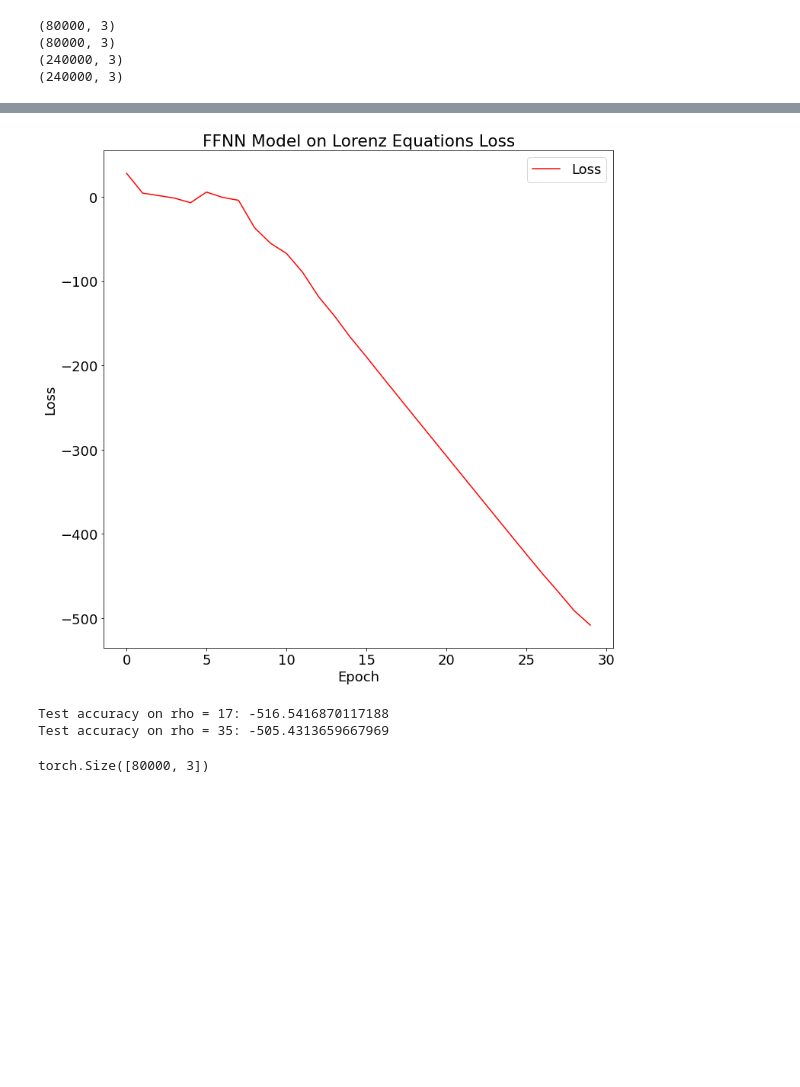
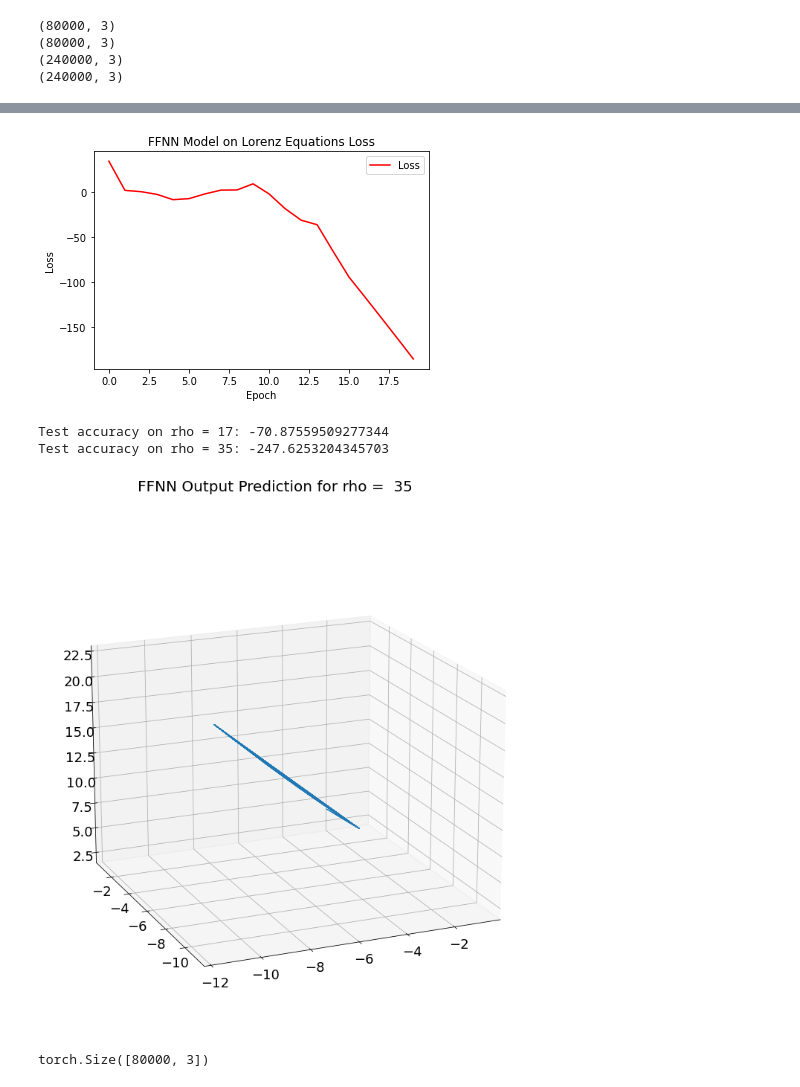
Before and after one commit to ElijahReeb/Exploration-of-Neural-Networks-on-Lorenz-Equations, a Jupyter notebook: Reeb399HW5.ipynb, the cells around one changed output, grey strips where cells are left out. Cells and saved outputs as stored; diff of their text form; code cells hidden in the pictures; blank space fills up the shorter version.

```diff
--- a/Reeb399HW5.ipynb
+++ b/Reeb399HW5.ipynb
@@ -122,7 +122,7 @@ nn_output = torch.tensor(train_labels, dtype =torch.float32)
 (240000, 3)
 # %%
 # Train the model
-num_epochs = 30
+num_epochs = 20
 
 loss_graph = np.zeros(int(num_epochs))
 
@@ -163,4 +166,4 @@ Epoch 30, loss=-508.2603
-[figure, old version]
+[figure, new version]
 # %%
 # Test the network on rho of 17 and 35
 
@@ -197,8 +200,22 @@ acc = 1 - loss.item()
 # Print the accuracy
 print("Test accuracy on rho = 35:", acc)
 # %% [output]
-Test accuracy on rho = 17: -516.5416870117188
-Test accuracy on rho = 35: -505.4313659667969
+Test accuracy on rho = 17: -70.87559509277344
+Test accuracy on rho = 35: -247.6253204345703
+# %%
+fig,ax = plt.subplots(1,1,subplot_kw={'projection': '3d'})
+title = 'FFNN Output Prediction for rho =  {} '.format(rho)
+fig.suptitle(title, fontsize = 20)
+
+x  = y_pred[:8000,0]
+y = y_pred[:8000,1]
+z = y_pred[:8000,2]
+ax.plot(x, y, z,linewidth=1)
+#ax.scatter(x0[j,0],x0[j,1],x0[j,2],color='r')
+ax.view_init(18, -113)
+plt.show()
+# %% [output]
+[figure, added]
 # %%
 outputs.shape
 nn_output.shape
```
Also changed, not shown: parts of 8 cells of this notebook.
